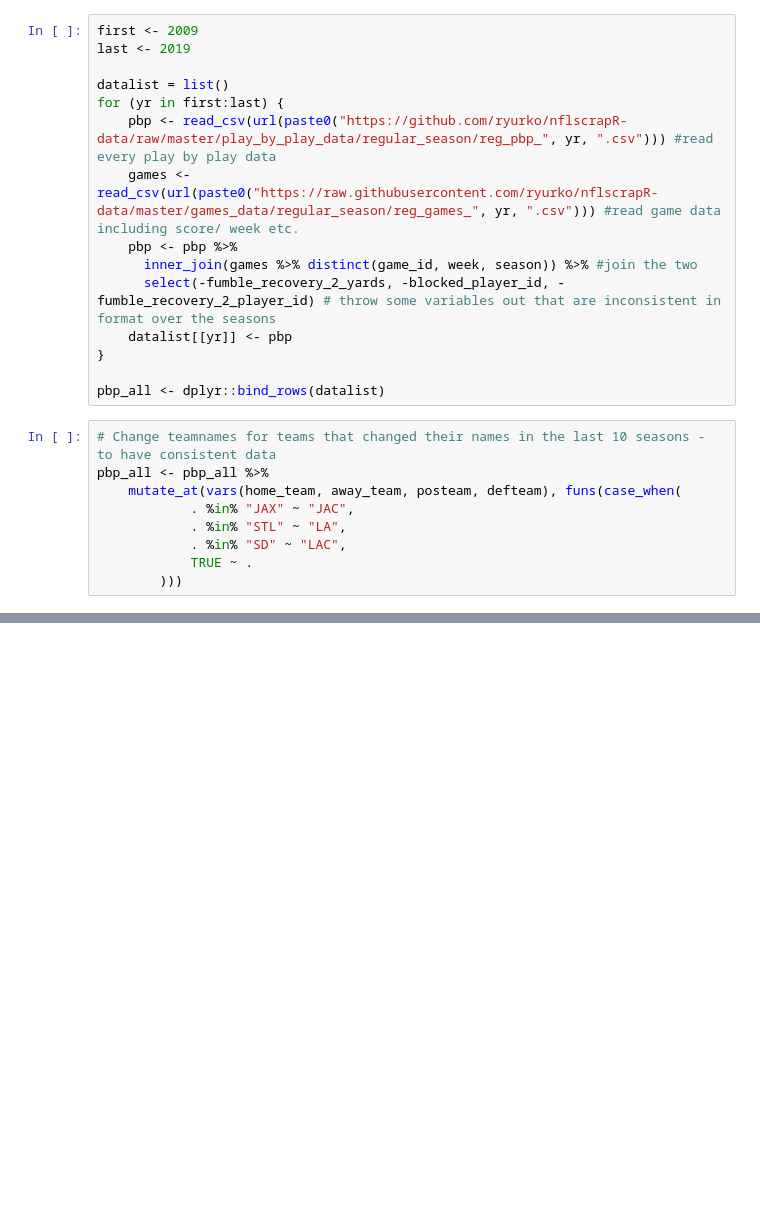
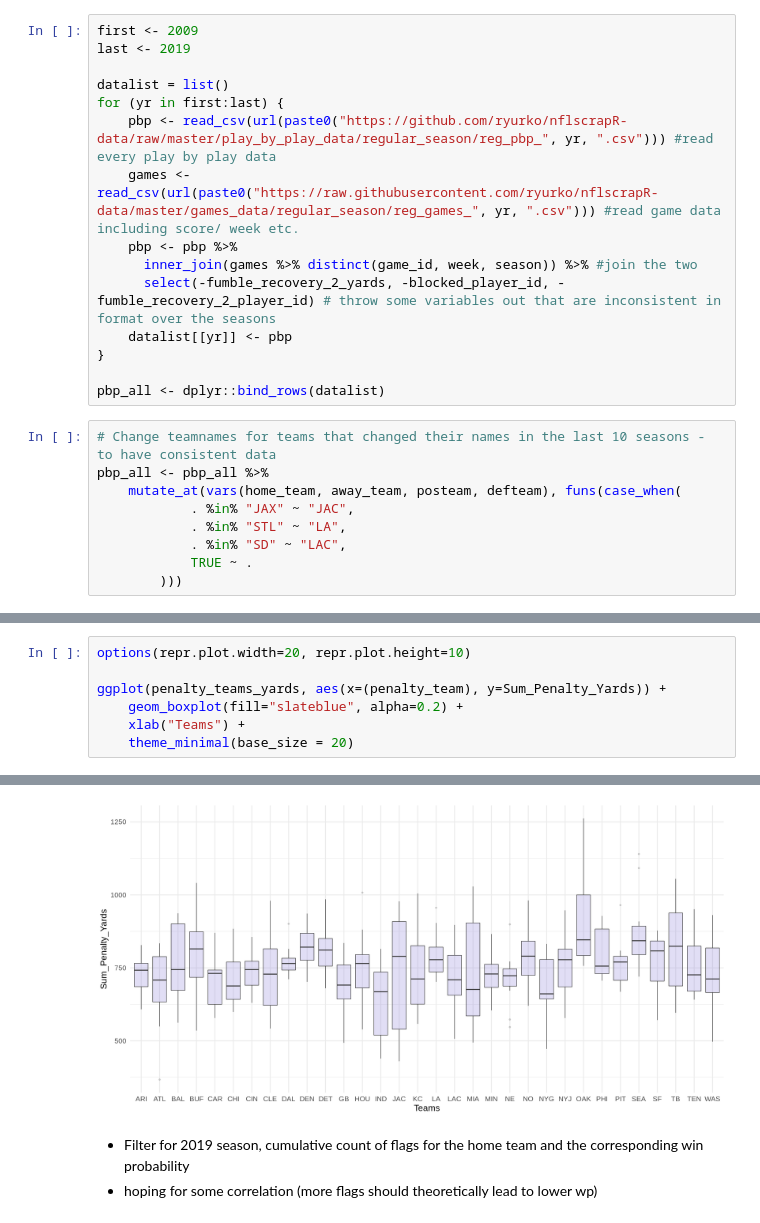
Before and after one commit to rennerm1/NFL-Data-Science-Project, a Jupyter notebook: playingaround.ipynb, the cells around one changed output, grey strips where cells are left out. Saved outputs shown, nothing was run; the diff lists cells and outputs as text; blank space fills up the shorter version.

```diff
--- a/playingaround.ipynb
+++ b/playingaround.ipynb
@@ -105,0 +345,8 @@ A tibble: 840 × 8
+# %%
+options(repr.plot.width=20, repr.plot.height=10)
+
+ggplot(penalty_teams_yards, aes(x=(penalty_team), y=Sum_Penalty_Yards)) +
+    geom_boxplot(fill="slateblue", alpha=0.2) +
+    xlab("Teams") +
+    theme_minimal(base_size = 20)
+# %% [output]
@@ -105,0 +355,4 @@ A tibble: 840 × 8
+[figure, added]
+# %% [markdown]
+- Filter for 2019 season, cumulative count of flags for the home team and the corresponding win probability
+- hoping for some correlation (more flags should theoretically lead to lower wp)
```
Also changed, not shown: parts of 65 cells of this notebook.
